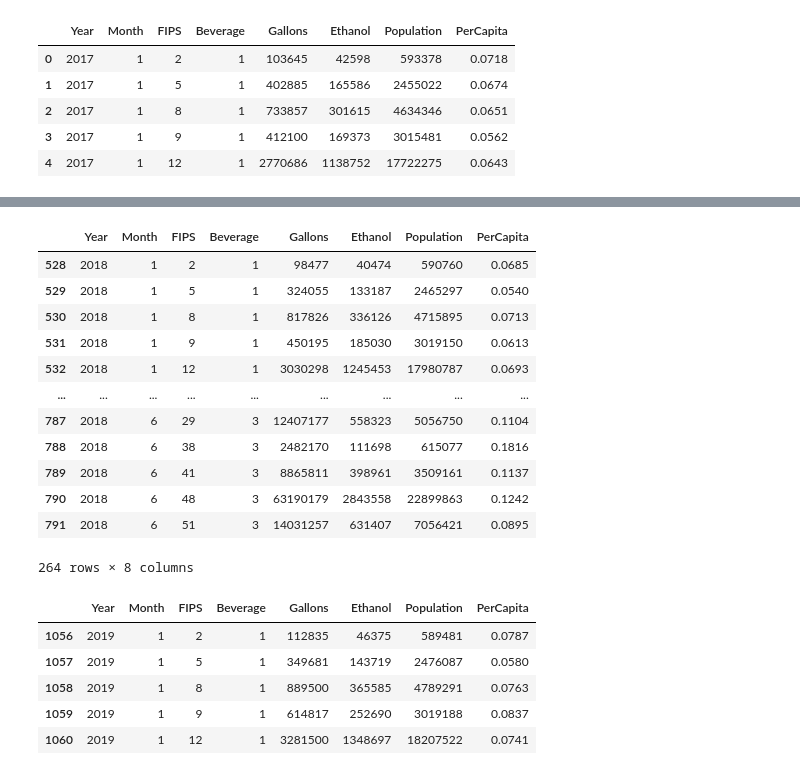
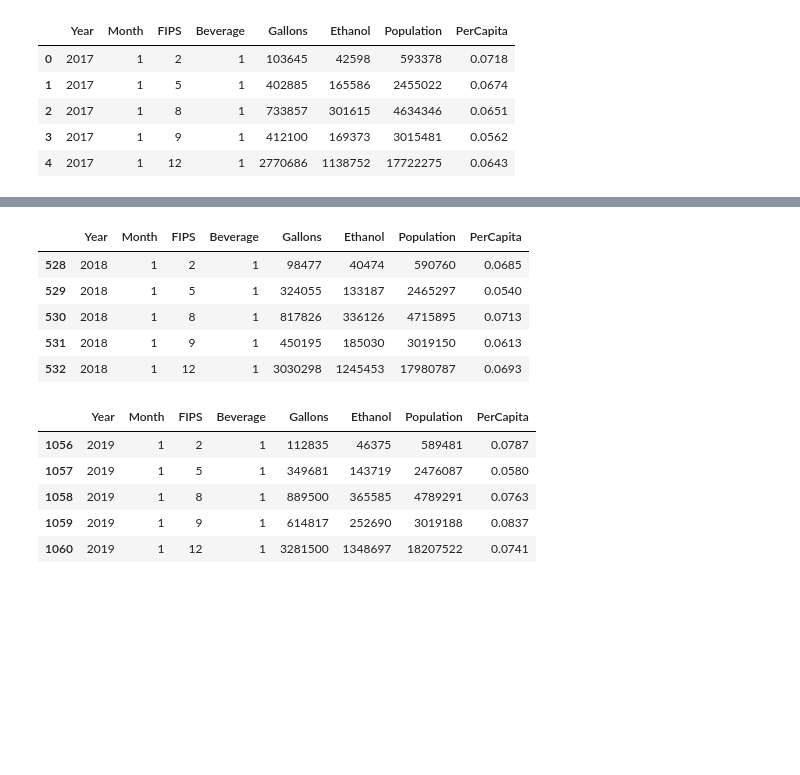
Before and after one commit to teresaflicek/Covid19-Societal-Impacts, a Jupyter notebook: AlcoholSalesDuringCovid.ipynb, the cells around one changed output, grey strips where cells are left out. Saved outputs shown, nothing was run; the diff lists cells and outputs as text; code cells hidden in the pictures; blank space fills up the shorter version.

```diff
--- a/AlcoholSalesDuringCovid.ipynb
+++ b/AlcoholSalesDuringCovid.ipynb
@@ -18,6 +77,12 @@ john_hopkins_df.head()
 #read alcohol sales file from niaaa
 alc_sales_df = pd.read_csv("alcsales_June2020.csv")
 
+#converting the FIPS column to string as those numbers are labels for states not integers
+alc_sales_df['FIPS'] = alc_sales_df['FIPS'].apply(str)
+
+
+alc_sales_df.set_index('FIPS')
+
 #display dataframe
-alc_sales_df.head()
+#alc_sales_df.head()
 # %% [output]
@@ -47,27 +123,20 @@ df17.head()
 # %%
 #dataframe for 2018 sales january - june
 df18 = alc_sales_df[(alc_sales_df.Year == 2018) & (alc_sales_df.Month <= 6)]
 
 #delete 2 empty rows
 del df18['PerCapita3yr']
 del df18['PctChange']
 
 #display dataframe
-df18
+df18.head()
 # %% [output]
 |  | Year | Month | FIPS | Beverage | Gallons | Ethanol | Population | PerCapita |
 | 528 | 2018 | 1 | 2 | 1 | 98477 | 40474 | 590760 | 0.0685 |
 | 529 | 2018 | 1 | 5 | 1 | 324055 | 133187 | 2465297 | 0.0540 |
 | 530 | 2018 | 1 | 8 | 1 | 817826 | 336126 | 4715895 | 0.0713 |
 | 531 | 2018 | 1 | 9 | 1 | 450195 | 185030 | 3019150 | 0.0613 |
 | 532 | 2018 | 1 | 12 | 1 | 3030298 | 1245453 | 17980787 | 0.0693 |
-| ... | ... | ... | ... | ... | ... | ... | ... | ... |
-| 787 | 2018 | 6 | 29 | 3 | 12407177 | 558323 | 5056750 | 0.1104 |
-| 788 | 2018 | 6 | 38 | 3 | 2482170 | 111698 | 615077 | 0.1816 |
-| 789 | 2018 | 6 | 41 | 3 | 8865811 | 398961 | 3509161 | 0.1137 |
-| 790 | 2018 | 6 | 48 | 3 | 63190179 | 2843558 | 22899863 | 0.1242 |
-| 791 | 2018 | 6 | 51 | 3 | 14031257 | 631407 | 7056421 | 0.0895 |
-264 rows × 8 columns
 # %%
 #dataframe for 2018 sales january - june
 df19 = alc_sales_df[(alc_sales_df.Year == 2019) & (alc_sales_df.Month <= 6)]
```
Also changed, not shown: parts of 10 cells of this notebook.
